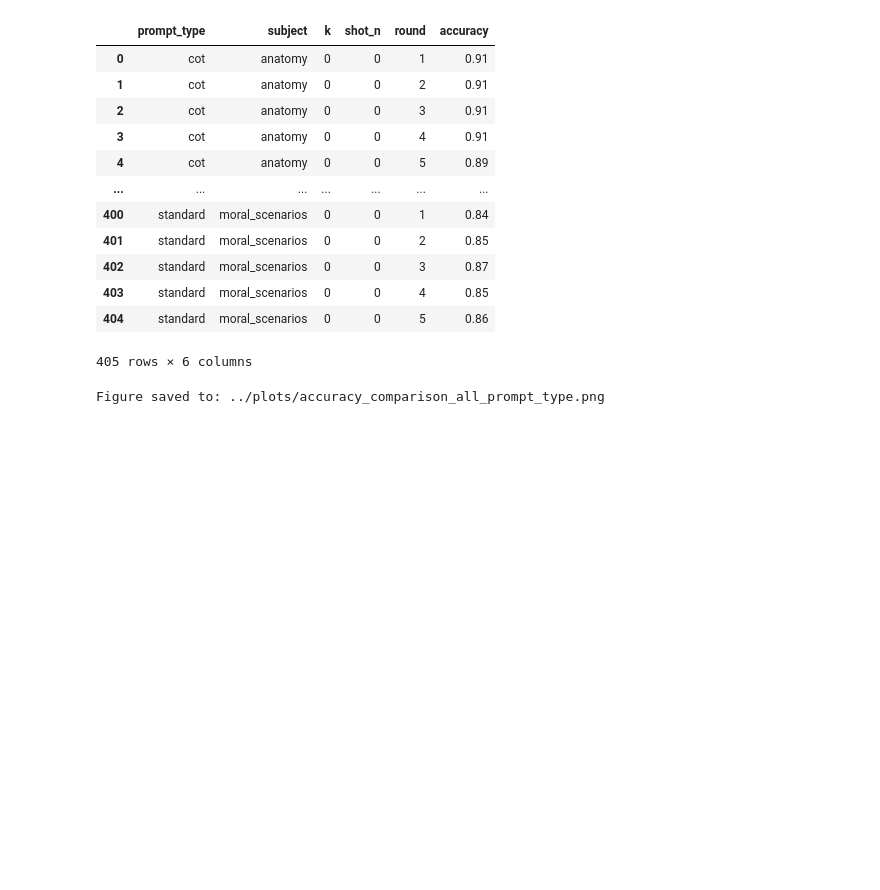
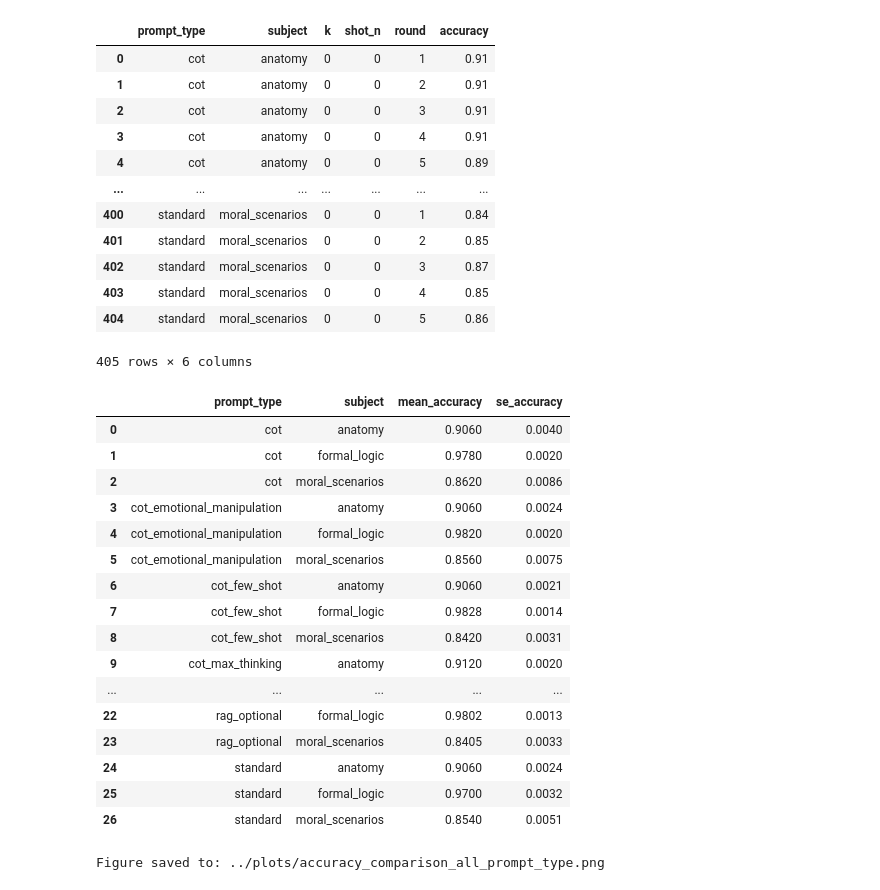
Before and after one commit to skysheng7/RAG_concept_net, a Jupyter notebook: scripts/implementation.ipynb, the cells around one changed output. Drawn from its saved outputs; the diff is of its cells as text; code cells hidden in the pictures; blank space fills up the shorter version.

```diff
--- a/scripts/implementation.ipynb
+++ b/scripts/implementation.ipynb
@@ -268,6 +269,39 @@ master_accuracy_summary
 | 403 | standard | moral_scenarios | 0 | 0 | 4 | 0.85 |
 | 404 | standard | moral_scenarios | 0 | 0 | 5 | 0.86 |
 405 rows × 6 columns
+# %%
+# Summary by prompt_type and subject: average across 5 rounds with SE and SD
+final_summary = master_accuracy_summary.groupby(['prompt_type', 'subject']).agg(
+    mean_accuracy=('accuracy', 'mean'),
+    se_accuracy=('accuracy', lambda x: np.std(x, ddof=1) / np.sqrt(len(x)))  # SE = SD/sqrt(n)
+).reset_index()
+
+
+final_summary['mean_accuracy'] = final_summary['mean_accuracy'].round(4)
+final_summary['se_accuracy'] = final_summary['se_accuracy'].round(4)
+
+# Sort by prompt_type and subject for easier reading
+final_summary = final_summary.sort_values(['prompt_type', 'subject'])
+
+final_summary
+# %% [output]
+|  | prompt_type | subject | mean_accuracy | se_accuracy |
+| 0 | cot | anatomy | 0.9060 | 0.0040 |
+| 1 | cot | formal_logic | 0.9780 | 0.0020 |
+| 2 | cot | moral_scenarios | 0.8620 | 0.0086 |
+| 3 | cot_emotional_manipulation | anatomy | 0.9060 | 0.0024 |
+| 4 | cot_emotional_manipulation | formal_logic | 0.9820 | 0.0020 |
+| 5 | cot_emotional_manipulation | moral_scenarios | 0.8560 | 0.0075 |
+| 6 | cot_few_shot | anatomy | 0.9060 | 0.0021 |
+| 7 | cot_few_shot | formal_logic | 0.9828 | 0.0014 |
+| 8 | cot_few_shot | moral_scenarios | 0.8420 | 0.0031 |
+| 9 | cot_max_thinking | anatomy | 0.9120 | 0.0020 |
+| ... | ... | ... | ... | ... |
+| 22 | rag_optional | formal_logic | 0.9802 | 0.0013 |
+| 23 | rag_optional | moral_scenarios | 0.8405 | 0.0033 |
+| 24 | standard | anatomy | 0.9060 | 0.0024 |
+| 25 | standard | formal_logic | 0.9700 | 0.0032 |
+| 26 | standard | moral_scenarios | 0.8540 | 0.0051 |
 # %%
 # Define the prompt order based on prompt_db keys
 prompt_order = list(prompt_db.keys())
```
Also changed, not shown: parts of 1 cell of this notebook.
